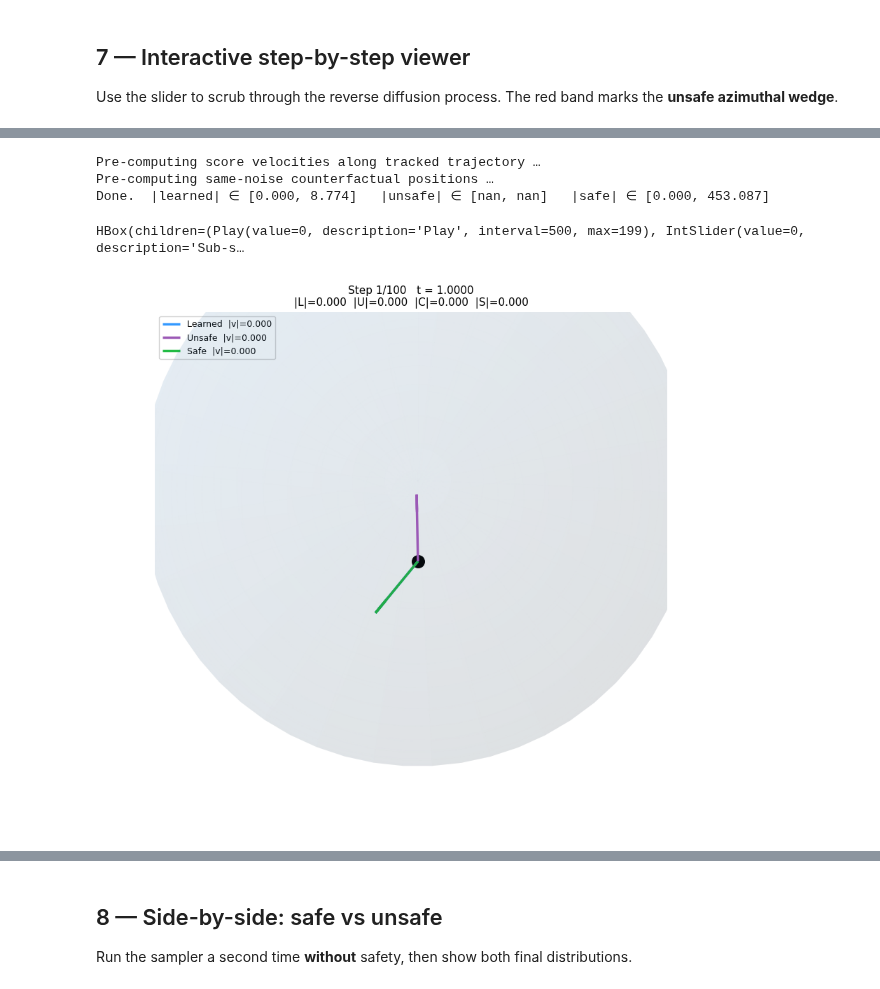
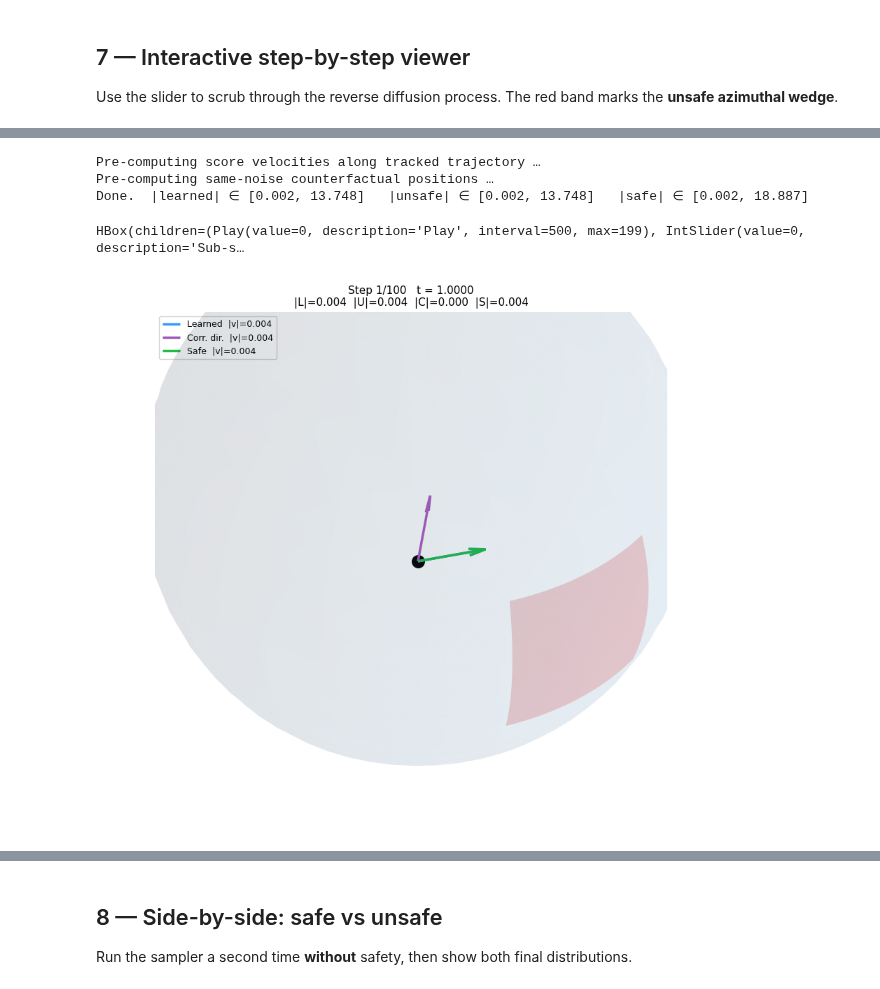
Before and after one commit to michalisdikaiopoulos/riemannian-score-sde, a Jupyter notebook: inference_viz.ipynb, the cells around one changed output, grey strips where cells are left out. Saved outputs shown, nothing was run; the diff lists cells and outputs as text; code cells hidden in the pictures.

```diff
--- a/inference_viz.ipynb
+++ b/inference_viz.ipynb
@@ -270,2 +257,13 @@ print(f"Trajectory shape: {x_hist.shape}  |  t range: {timesteps.min():.3f} →
 JIT-compiling sampler … (first call is slow)
 Trajectory shape: (100, 10, 3)  |  t range: 0.001 → 1.000
+# %%
+import pandas as pd
+
+log = get_score_log()
+if log:
+    df_log = pd.DataFrame(log)
+    df_log.index += 1
+    df_log.index.name = 'call'
+    display(df_log)
+else:
+    print('No log entries — spectral method may not have been active.')
@@ -482,17 +520,41 @@ def _eval_scores(xb, tb):
     if not USE_SAFETY:
         return v_learned, jnp.zeros_like(v_learned), v_learned
 
+    # barrier has no log-p-based unsafe score
+    if SAFETY_METHOD == "barrier":
+        return v_learned, jnp.zeros_like(v_learned), score_fn(xb, tb)[0]
+
     t_safe   = jnp.clip(tb, 1e-3, None).reshape(-1, 1)
     log_vecs = log_map_batch(xb, unsafe_points, _metric_7b)
-    log_p    = heat_kernel_log(xb, unsafe_points, t_safe, _manifold_7b, n_max=_n_max_7b)
+
+    # dispatch kernel to match the active safety method
+    if SAFETY_METHOD == "spectral":
+        log_p = heat_kernel_log(xb, unsafe_points, t_safe, _manifold_7b, n_max=_n_max_7b)
+    elif SAFETY_METHOD == "experimental":
+        dist_sq        = jnp.sum(log_vecs**2, axis=-1)
+        log_p_varadhan = -dist_sq / (2 * t_safe)
+        log_p_spectral = heat_kernel_log(xb, unsafe_points, t_safe, _manifold_7b, n_max=_n_max_7b)
+        log_p = jnp.where(jnp.mean(tb) >= 0.5, log_p_spectral, log_p_varadhan)
+    else:  # varadhan
+        dist_sq = jnp.sum(log_vecs**2, axis=-1)
+        log_p   = -dist_sq / (2 * t_safe)
+
     log_p    = log_p - jnp.max(log_p, axis=1, keepdims=True)
     weights  = jnp.exp(log_p)
     w_sum    = jnp.sum(weights, axis=1, keepdims=True) + 1e-8
     v_unsafe = (jnp.sum(weights[..., None] * log_vecs, axis=1) / w_sum)[0]
 
-    score_norm  = jnp.linalg.norm(v_learned, keepdims=True) + 1e-8
-    unsafe_norm = jnp.linalg.norm(v_unsafe,  keepdims=True) + 1e-8
-    v_unsafe    = v_unsafe / unsafe_norm * score_norm
+    score_norm   = jnp.linalg.norm(v_learned, keepdims=True) + 1e-8
+    unsafe_norm  = jnp.linalg.norm(v_unsafe,  keepdims=True) + 1e-8
+    v_unsafe_matched = v_unsafe / unsafe_norm * score_norm
+
+    if SAFETY_METHOD == 'experimental':
+        # Current formula adds beta * normalize(score - unsafe_score) * score_norm
+        correction = v_learned - v_unsafe_matched
+        corr_norm  = jnp.linalg.norm(correction, keepdims=True) + 1e-8
+        v_unsafe   = correction / corr_norm * score_norm
+    else:
+        v_unsafe = v_unsafe_matched
 
     return v_learned, v_unsafe, score_fn(xb, tb)[0]
 
@@ -639,8 +701,9 @@ def render_sub(sub):
         scale    = ARROW_FRAC * ZOOM / step_max
 
         _quiver(xp, vp, scale, _COLORS["Learned"],    "Learned")
+        _unsafe_label = "Corr. dir." if SAFETY_METHOD == "experimental" else "Unsafe"
         if USE_SAFETY:
-            _quiver(xp, vu, scale, _COLORS["Unsafe"], "Unsafe")
+            _quiver(xp, vu, scale, _COLORS["Unsafe"], _unsafe_label)
         _quiver(xp, vs, scale, _COLORS["Safe"],        "Safe")
         _quiver(xp + vp * scale, vc, scale, _COLORS["Correction"], "Correction")
 
@@ -690,35 +753,35 @@ def render_sub(sub):
             f"Step {step + 1}/{N_STEPS}   t: {_get_t(step):.4f} → {_get_t(step+1):.4f}\n"
             f"Actual |Δx|={disp_mag:.4f}   No-safety |Δx|={disp_cf_mag:.4f}",
             fontsize=11,
         )
 
     fig_v.canvas.draw_idle()
 
 # ── widgets ───────────────────────────────────────────────────────────────────
 _sl_v = widgets.IntSlider(
     value=0, min=0, max=N_SUB - 1, step=1,
     description="Sub-step:",
     continuous_update=True,
     layout=widgets.Layout(width="70%"),
 )
 _pl_v = widgets.Play(
     value=0, min=0, max=N_SUB - 1, step=1,
     interval=500, description="Play",
 )
 widgets.jslink((_pl_v, "value"), (_sl_v, "value"))
 _sl_v.observe(lambda c: render_sub(c["new"]), names="value")
 
 display(widgets.HBox([_pl_v, _sl_v]))
 render_sub(0)
 fig_v.savefig(os.path.join(PLOTS_DIR, "velocity_decomposition_step0.png"), dpi=150, bbox_inches="tight")
 plt.tight_layout()
 plt.show()
 # %% [output]
 Pre-computing score velocities along tracked trajectory …
 Pre-computing same-noise counterfactual positions …
-Done.  |learned| ∈ [0.000, 8.774]   |unsafe| ∈ [nan, nan]   |safe| ∈ [0.000, 453.087]
+Done.  |learned| ∈ [0.002, 13.748]   |unsafe| ∈ [0.002, 13.748]   |safe| ∈ [0.002, 18.887]
 HBox(children=(Play(value=0, description='Play', interval=500, max=199), IntSlider(value=0, description='Sub-s…
-[figure, old version]
+[figure, new version]
 # %%
 %matplotlib widget
 
```
Also changed, not shown: parts of 27 cells of this notebook, 3 other files.
